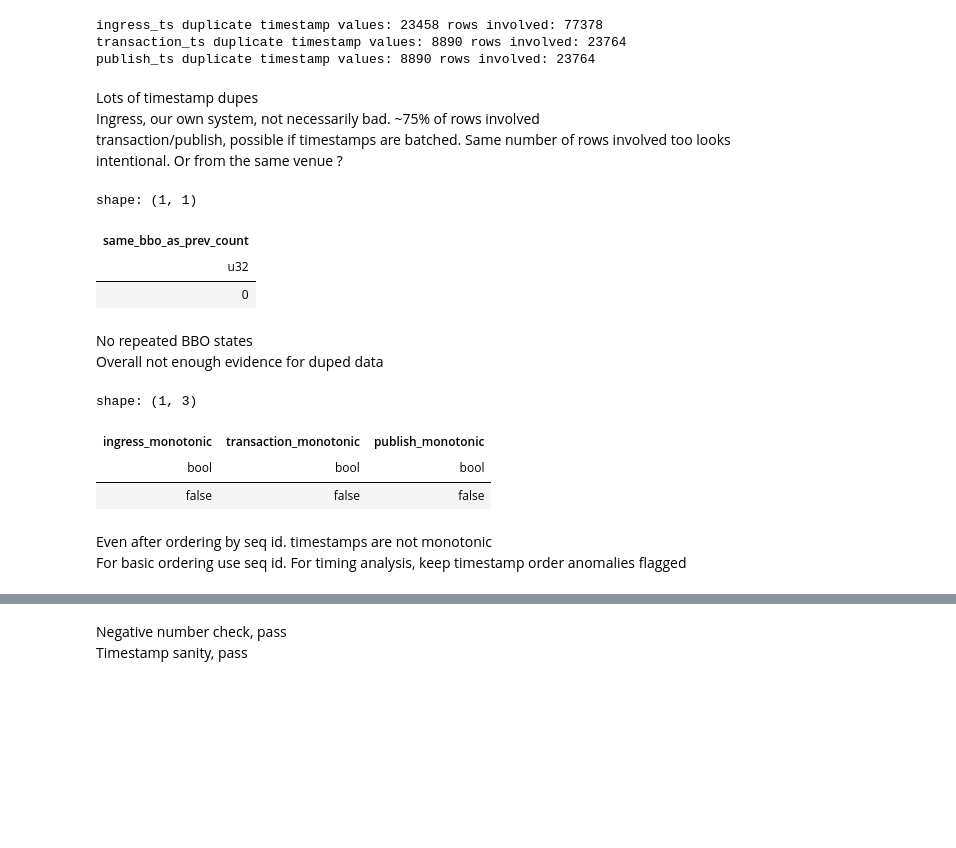
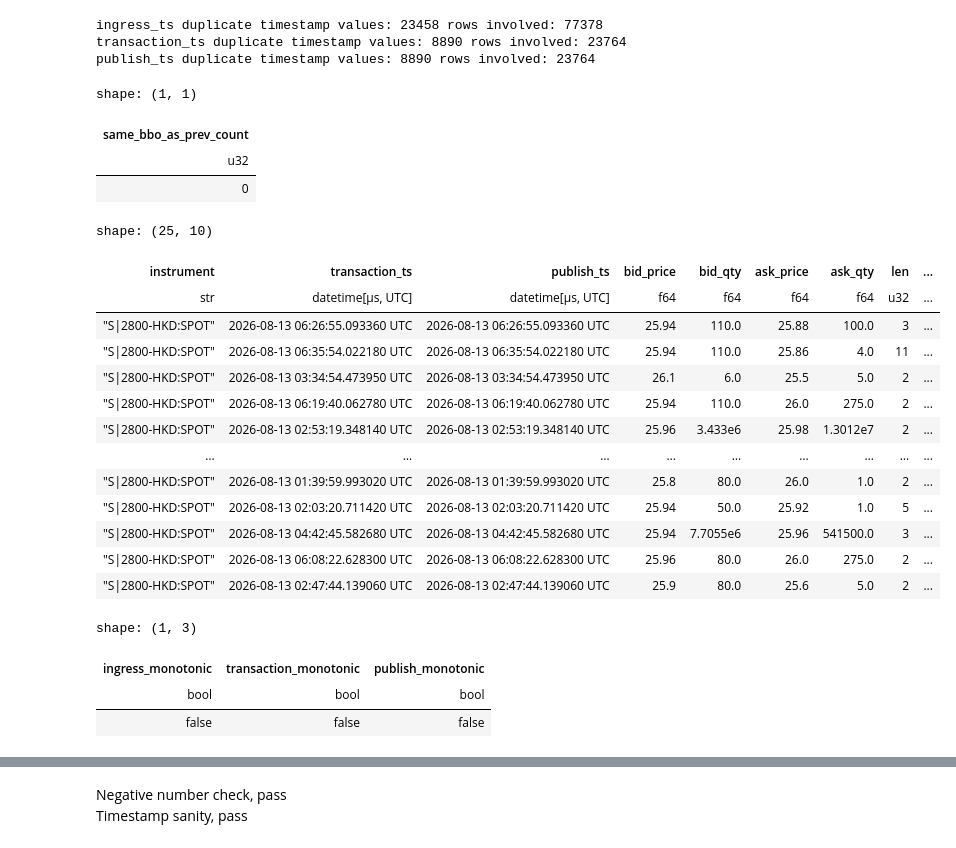
Before and after one commit to danielfilippi/lotech-dqwork, a Jupyter notebook: notebooks/a_topofbook_initial.ipynb, the cells around one changed output, grey strips where cells are left out. Cells and saved outputs as stored; diff of their text form; code cells hidden in the pictures; blank space fills up the shorter version.

```diff
--- a/notebooks/a_topofbook_initial.ipynb
+++ b/notebooks/a_topofbook_initial.ipynb
@@ -40,10 +36,6 @@ for col in ["ingress_ts", "transaction_ts", "publish_ts"]:
 ingress_ts duplicate timestamp values: 23458 rows involved: 77378
 transaction_ts duplicate timestamp values: 8890 rows involved: 23764
 publish_ts duplicate timestamp values: 8890 rows involved: 23764
-# %% [markdown]
-Lots of timestamp dupes\
-    Ingress, our own system, not necessarily bad. ~75% of rows involved\
-    transaction/publish, possible if timestamps are batched. Same number of rows involved too looks intentional. Or from the same venue ?
 # %%
 df = df.sort("seq_id").with_columns(
     same_bbo_as_prev=(
@@ -64,9 +56,24 @@ shape: (1, 1)
 | same_bbo_as_prev_count |
 | u32 |
 | 0 |
-# %% [markdown]
-No repeated BBO states\
-Overall not enough evidence for duped data
+# %%
+df = df.with_columns(repeated_quote=pl.col("ingress_ts") > pl.col("ingress_ts").min().over(["instrument", "transaction_ts", "publish_ts", "bid_price", "bid_qty", "ask_price", "ask_qty"]))
+df.group_by(["instrument", "transaction_ts", "publish_ts", "bid_price", "bid_qty", "ask_price", "ask_qty"]).agg(pl.len(), pl.col("ingress_ts").min().alias("first_capture"), pl.col("ingress_ts").max().alias("last_capture")).filter(pl.col("last_capture") > pl.col("first_capture"))
+# %% [output]
+shape: (25, 10)
+| instrument | transaction_ts | publish_ts | bid_price | bid_qty | ask_price | ask_qty | len | ... |
+| str | datetime[μs, UTC] | datetime[μs, UTC] | f64 | f64 | f64 | f64 | u32 | ... |
+| "S|2800-HKD:SPOT" | 2026-08-13 06:26:55.093360 UTC | 2026-08-13 06:26:55.093360 UTC | 25.94 | 110.0 | 25.88 | 100.0 | 3 | ... |
+| "S|2800-HKD:SPOT" | 2026-08-13 06:35:54.022180 UTC | 2026-08-13 06:35:54.022180 UTC | 25.94 | 110.0 | 25.86 | 4.0 | 11 | ... |
+| "S|2800-HKD:SPOT" | 2026-08-13 03:34:54.473950 UTC | 2026-08-13 03:34:54.473950 UTC | 26.1 | 6.0 | 25.5 | 5.0 | 2 | ... |
+| "S|2800-HKD:SPOT" | 2026-08-13 06:19:40.062780 UTC | 2026-08-13 06:19:40.062780 UTC | 25.94 | 110.0 | 26.0 | 275.0 | 2 | ... |
+| "S|2800-HKD:SPOT" | 2026-08-13 02:53:19.348140 UTC | 2026-08-13 02:53:19.348140 UTC | 25.96 | 3.433e6 | 25.98 | 1.3012e7 | 2 | ... |
+| … | … | … | … | … | … | … | … | ... |
+| "S|2800-HKD:SPOT" | 2026-08-13 01:39:59.993020 UTC | 2026-08-13 01:39:59.993020 UTC | 25.8 | 80.0 | 26.0 | 1.0 | 2 | ... |
+| "S|2800-HKD:SPOT" | 2026-08-13 02:03:20.711420 UTC | 2026-08-13 02:03:20.711420 UTC | 25.94 | 50.0 | 25.92 | 1.0 | 5 | ... |
+| "S|2800-HKD:SPOT" | 2026-08-13 04:42:45.582680 UTC | 2026-08-13 04:42:45.582680 UTC | 25.94 | 7.7055e6 | 25.96 | 541500.0 | 3 | ... |
+| "S|2800-HKD:SPOT" | 2026-08-13 06:08:22.628300 UTC | 2026-08-13 06:08:22.628300 UTC | 25.96 | 80.0 | 26.0 | 275.0 | 2 | ... |
+| "S|2800-HKD:SPOT" | 2026-08-13 02:47:44.139060 UTC | 2026-08-13 02:47:44.139060 UTC | 25.9 | 80.0 | 25.6 | 5.0 | 2 | ... |
 # %%
 df.sort("seq_id").select(
     pl.col("ingress_ts").is_sorted().alias("ingress_monotonic"),
@@ -78,6 +85,3 @@ shape: (1, 3)
 | ingress_monotonic | transaction_monotonic | publish_monotonic |
 | bool | bool | bool |
 | false | false | false |
-# %% [markdown]
-Even after ordering by seq id. timestamps are not monotonic\
-    For basic ordering use seq id. For timing analysis, keep timestamp order anomalies flagged
```
Also changed, not shown: parts of 14 cells of this notebook, 5 other files.
